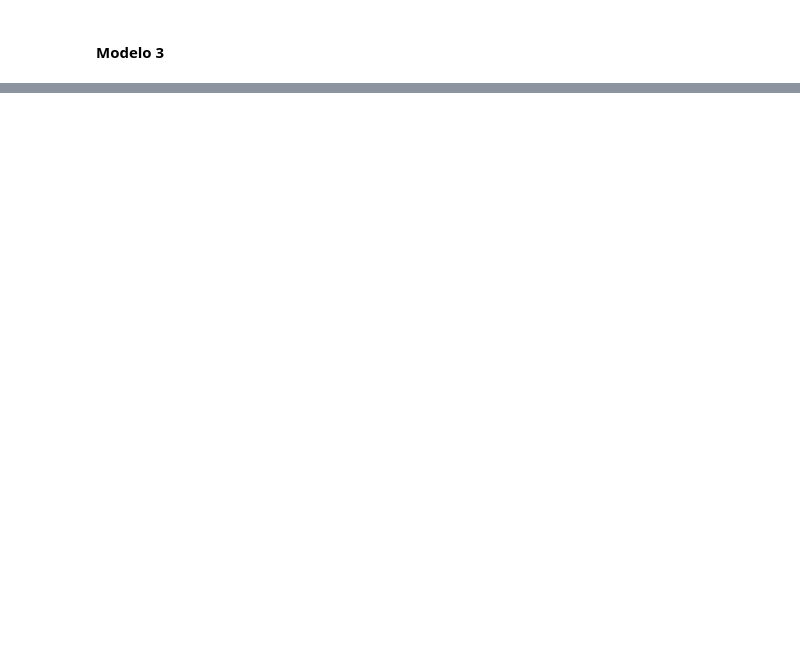
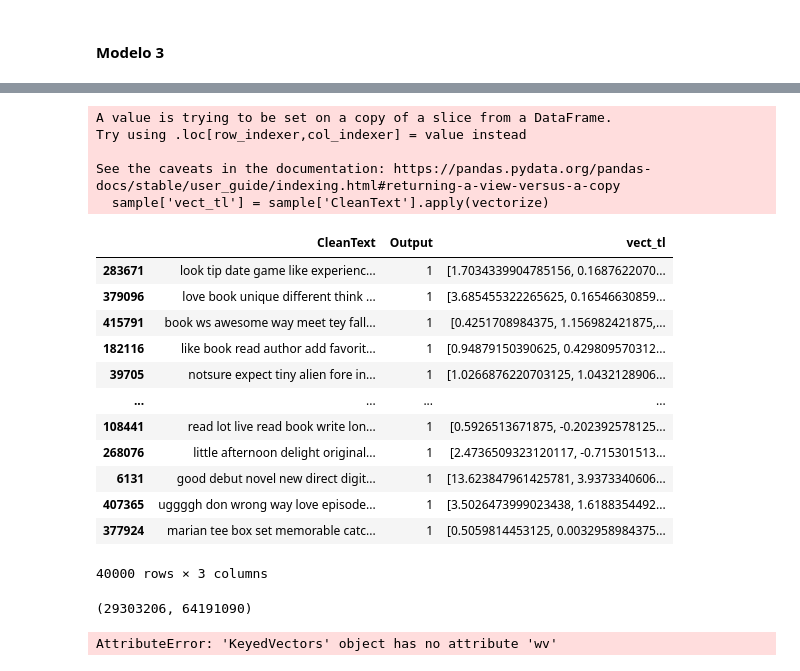
Before and after one commit to malvarezg1/BI, a Jupyter notebook: Proyecto 1/Proyecto 1- NLP.ipynb, the cells around one changed output, grey strips where cells are left out. Cells and saved outputs as stored; diff of their text form; code cells hidden in the pictures; blank space fills up the shorter version.

```diff
--- a/Proyecto 1/Proyecto 1- NLP.ipynb
+++ b/Proyecto 1/Proyecto 1- NLP.ipynb
@@ -281,2 +349,9 @@ El AUC del modelo Random Forest con TF- IDF calibrado es: 0.50
 # %% [markdown]
 ####  Modelo 3
+# %%
+import gensim.downloader as api
+from gensim.models import KeyedVectors
+# Si no tienes el modelo descargado se corre este comando
+we = api.load("word2vec-google-news-300")
+# Una vez se ha descargado solo es leerlo
+#we = KeyedVectors.load('word2vec-google-news-300.kv', mmap = 'r')
@@ -282,0 +371,8 @@ El AUC del modelo Random Forest con TF- IDF calibrado es: 0.50
+# %%
+def vectorize(text):
+    tokens = tokenize_text(text)
+    vec = np.zeros(300)
+    for word in tokens:
+        if word in we:
+            vec += we[word]
+    return vec
@@ -283,3 +388,27 @@ El AUC del modelo Random Forest con TF- IDF calibrado es: 0.50
+# %%
+sample['vect_tl'] = sample['CleanText'].apply(vectorize)
+# %% [output]
+A value is trying to be set on a copy of a slice from a DataFrame.
+Try using .loc[row_indexer,col_indexer] = value instead
+
+See the caveats in the documentation: https://pandas.pydata.org/pandas-docs/stable/user_guide/indexing.html#returning-a-view-versus-a-copy
+  sample['vect_tl'] = sample['CleanText'].apply(vectorize)
+# %%
+sample
+# %% [output]
+|  | CleanText | Output | vect_tl |
+| 283671 | look tip date game like experienc... | 1 | [1.7034339904785156, 0.1687622070... |
+| 379096 | love book unique different think ... | 1 | [3.685455322265625, 0.16546630859... |
+| 415791 | book ws awesome way meet tey fall... | 1 | [0.4251708984375, 1.156982421875,... |
+| 182116 | like book read author add favorit... | 1 | [0.94879150390625, 0.429809570312... |
+| 39705 | notsure expect tiny alien fore in... | 1 | [1.0266876220703125, 1.0432128906... |
+| ... | ... | ... | ... |
+| 108441 | read lot live read book write lon... | 1 | [0.5926513671875, -0.202392578125... |
+| 268076 | little afternoon delight original... | 1 | [2.4736509323120117, -0.715301513... |
+| 6131 | good debut novel new direct digit... | 1 | [13.623847961425781, 3.9373340606... |
+| 407365 | uggggh don wrong way love episode... | 1 | [3.5026473999023438, 1.6188354492... |
+| 377924 | marian tee box set memorable catc... | 1 | [0.5059814453125, 0.0032958984375... |
+40000 rows × 3 columns
 # %%
 #Intento de red
 sentences = [row.split() for row in sample['CleanText']]
@@ -292,5 +421,9 @@ we = Word2Vec(min_count = 20, window = 2, vector_size = 50, sample = 6e-5, alpha
 we.build_vocab(sentences, progress_per = 10000)
 # %%
 we.train(sentences, total_examples = we.corpus_count, epochs = 30)
+# %% [output]
+(29303206, 64191090)
 # %%
 we.wv.most_similar(["good"])
+# %% [output]
+AttributeError: 'KeyedVectors' object has no attribute 'wv'
```
Also changed, not shown: parts of 24 cells of this notebook.
